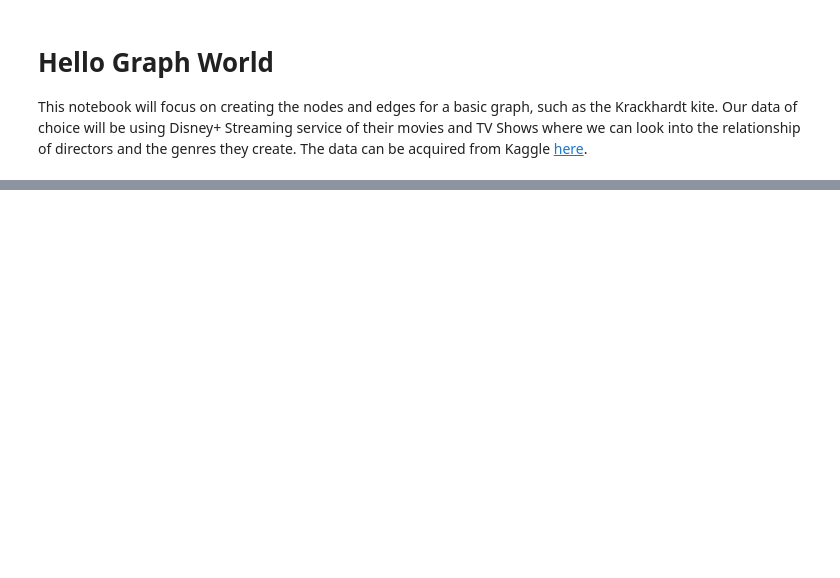
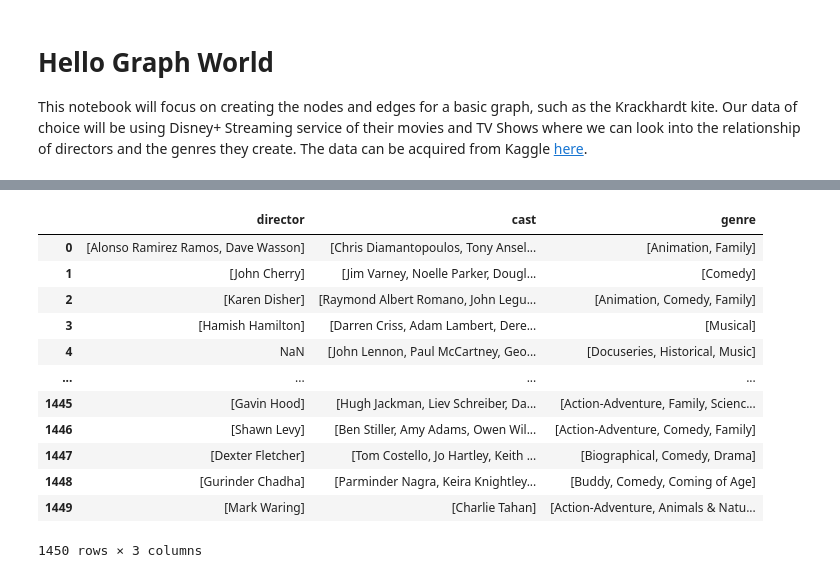
Before and after one commit to hellojohncruz/DATA-620, a Jupyter notebook: Hello Graph World.ipynb, the cells around one changed output, grey strips where cells are left out. Saved outputs shown, nothing was run; the diff lists cells and outputs as text; code cells hidden in the pictures; blank space fills up the shorter version.

```diff
--- a/Hello Graph World.ipynb
+++ b/Hello Graph World.ipynb
@@ -65,0 +35,19 @@ G = nx.from_pandas_edgelist(explode_df, "director", "genre")
+# %%
+director_genre_df['director'] = director_genre_df['director'].str.split(", ")
+director_genre_df['cast'] = director_genre_df['cast'].str.split(", ")
+director_genre_df['genre'] = director_genre_df['genre'].str.split(", ")
+director_genre_df
+# %% [output]
+|  | director | cast | genre |
+| 0 | [Alonso Ramirez Ramos, Dave Wasson] | [Chris Diamantopoulos, Tony Ansel... | [Animation, Family] |
+| 1 | [John Cherry] | [Jim Varney, Noelle Parker, Dougl... | [Comedy] |
+| 2 | [Karen Disher] | [Raymond Albert Romano, John Legu... | [Animation, Comedy, Family] |
+| 3 | [Hamish Hamilton] | [Darren Criss, Adam Lambert, Dere... | [Musical] |
+| 4 | NaN | [John Lennon, Paul McCartney, Geo... | [Docuseries, Historical, Music] |
+| ... | ... | ... | ... |
+| 1445 | [Gavin Hood] | [Hugh Jackman, Liev Schreiber, Da... | [Action-Adventure, Family, Scienc... |
+| 1446 | [Shawn Levy] | [Ben Stiller, Amy Adams, Owen Wil... | [Action-Adventure, Comedy, Family] |
+| 1447 | [Dexter Fletcher] | [Tom Costello, Jo Hartley, Keith ... | [Biographical, Comedy, Drama] |
+| 1448 | [Gurinder Chadha] | [Parminder Nagra, Keira Knightley... | [Buddy, Comedy, Coming of Age] |
+| 1449 | [Mark Waring] | [Charlie Tahan] | [Action-Adventure, Animals & Natu... |
+1450 rows × 3 columns
```
Also changed, not shown: parts of 11 cells of this notebook.
